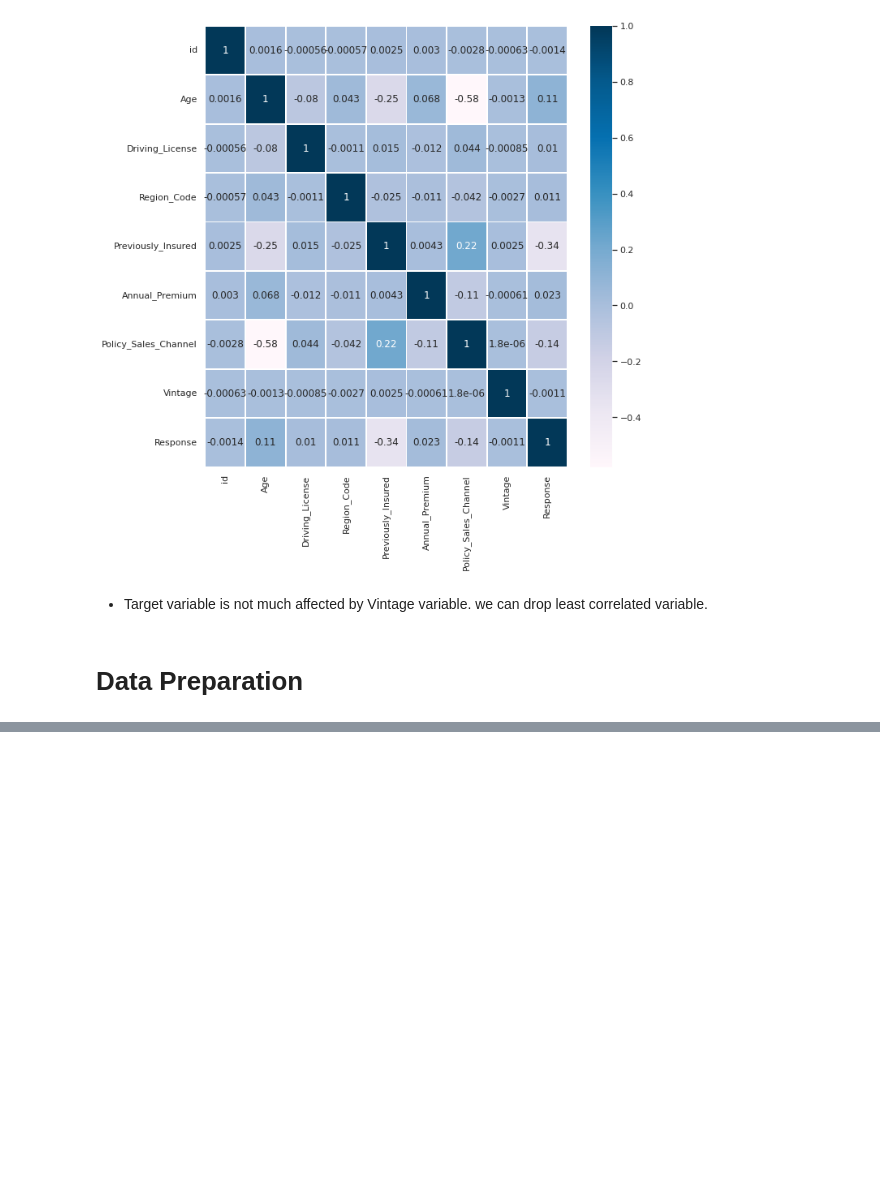
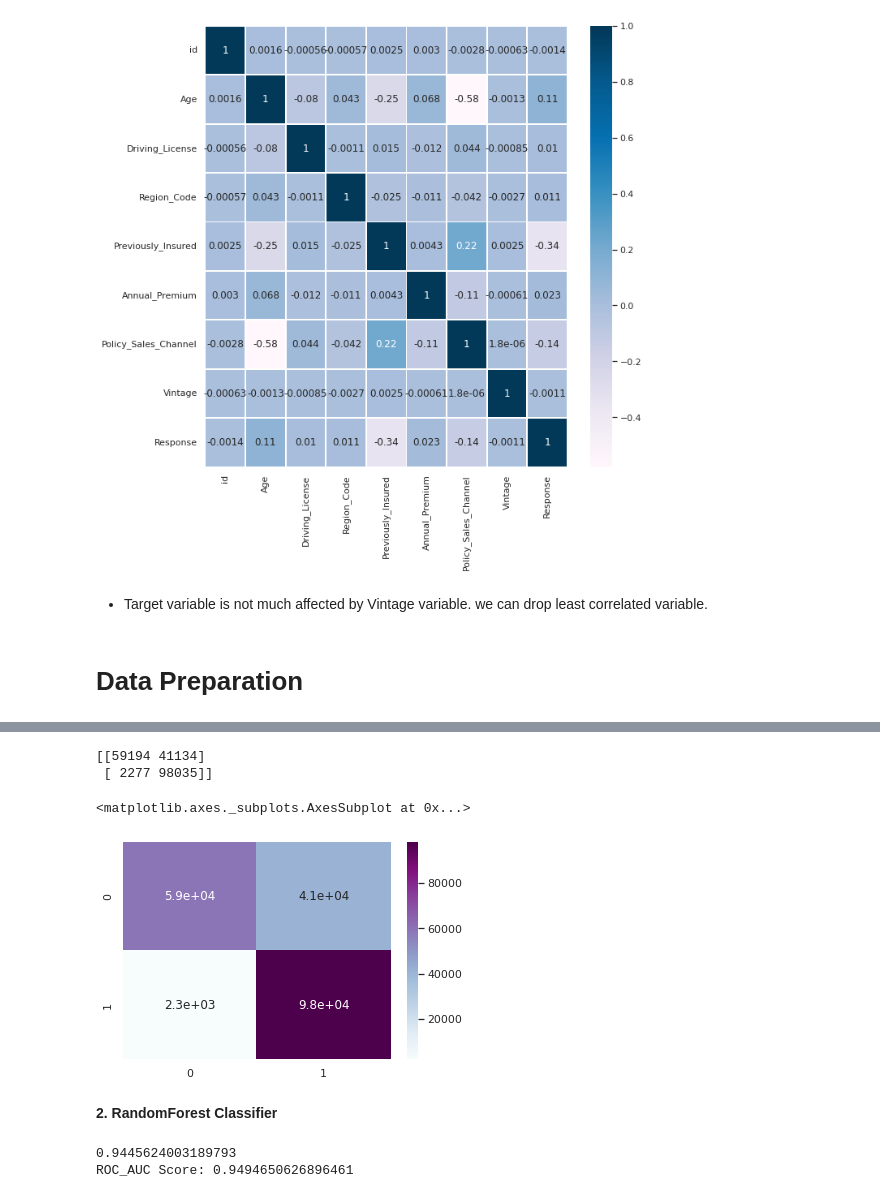
Before and after one commit to sunanda-debnath/HEALTH-INSURANCE_CROSS_SELL_PREDICTION, a Jupyter notebook: HEALTH_INSURANCE_CROSS_SELL_PREDICTION.ipynb, the cells around one changed output, grey strips where cells are left out. Cells and saved outputs as stored; diff of their text form; code cells hidden in the pictures; blank space fills up the shorter version.

```diff
--- a/HEALTH_INSURANCE_CROSS_SELL_PREDICTION.ipynb
+++ b/HEALTH_INSURANCE_CROSS_SELL_PREDICTION.ipynb
@@ -261,0 +417,28 @@ plt.show()
+# %%
+cm=confusion_matrix(ytest,pred)
+print(cm)
+sns.heatmap(cm,annot=True,cmap='BuPu')
+# %% [output]
+[[59194 41134]
+ [ 2277 98035]]
+<matplotlib.axes._subplots.AxesSubplot at 0x...>
+[figure, added]
+# %% [markdown]
+**2. RandomForest Classifier**
+# %%
+forest=RandomForestClassifier()
+forest=forest.fit(xtrain,ytrain)
+y_pred=forest.predict(xtest)
+rf_prob=forest.predict_proba(xtest)[:,1]
+
+AUC_RF=roc_auc_score(y_pred,ytest)
+acc_rf=accuracy_score(ytest,y_pred)
+recall_rf=recall_score(ytest,y_pred)
+precision_rf=precision_score(ytest,y_pred)
+f1score_rf=f1_score(ytest,y_pred)
+
+print(accuracy_score(y_pred,ytest))
+print("ROC_AUC Score:",AUC_RF)
+# %% [output]
+0.9445624003189793
+ROC_AUC Score: 0.9494650626896461
```
Also changed, not shown: parts of 40 cells of this notebook.
